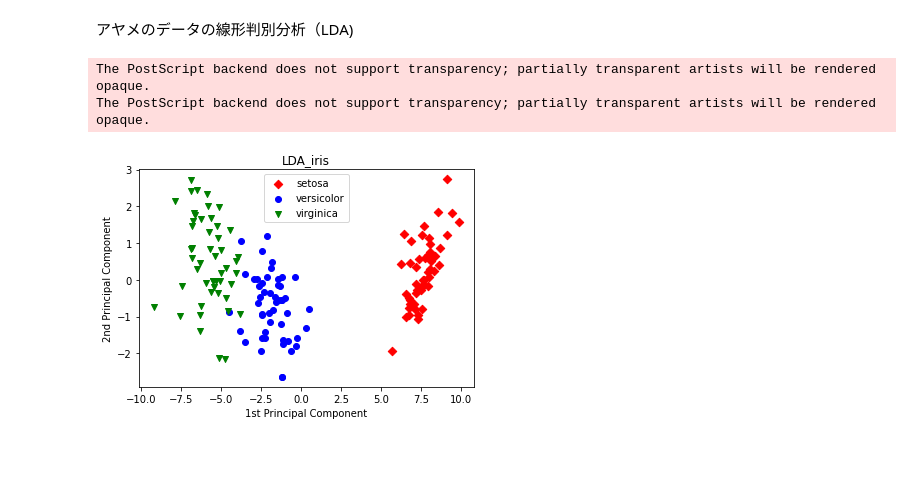
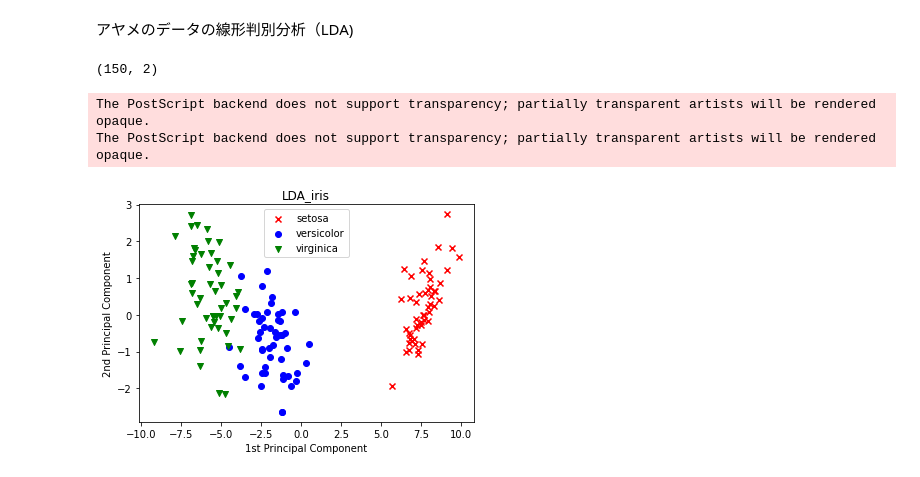
Before and after one commit to namoshi/ml_intro, a Jupyter notebook: LDA_iris.ipynb, the cells around one changed output. Drawn from its saved outputs; the diff is of its cells as text; code cells hidden in the pictures.

```diff
--- a/LDA_iris.ipynb
+++ b/LDA_iris.ipynb
@@ -12,31 +13,35 @@ iris = datasets.load_iris()
 X = iris.data
 #y = iris.target
 target_names = iris.target_names
-y = target_names[iris.target]
+y = iris.target
+y_name = target_names[iris.target]
 K = 3
 # %%
 ## LDA
 lda = LinearDiscriminantAnalysis(n_components=2)
 X_r = lda.fit(X, y).transform(X)
 
+print(X_r.shape)
 #pca = PCA(n_components=2)
 #X_r = pca.fit(X).transform(X)
+# %% [output]
+(150, 2)
 # %%
 ## colors
 colors = ['red', 'blue', 'green']
-markers = ['D', 'o', 'v']
+markers = ['x', 'o', 'v']
 
 ## plot
 plt.figure()
 for c, marker, target_name  in zip(colors, markers, target_names):
-    plt.scatter(X_r[y == target_name, 0], X_r[y == target_name, 1], c=c, marker=marker, label = target_name)
+    plt.scatter(X_r[y_name == target_name, 0], X_r[y_name == target_name, 1], c=c, marker=marker, label = target_name)
 plt.legend()
 plt.title('LDA_iris')
 plt.xlabel('1st Principal Component')
 plt.ylabel('2nd Principal Component')
 plt.savefig('lda_iris.eps')
 plt.show()
 # %% [output]
 The PostScript backend does not support transparency; partially transparent artists will be rendered opaque.
 The PostScript backend does not support transparency; partially transparent artists will be rendered opaque.
-[figure, old version]
+[figure, new version]
```
Also changed, not shown: parts of 3 cells of this notebook.
